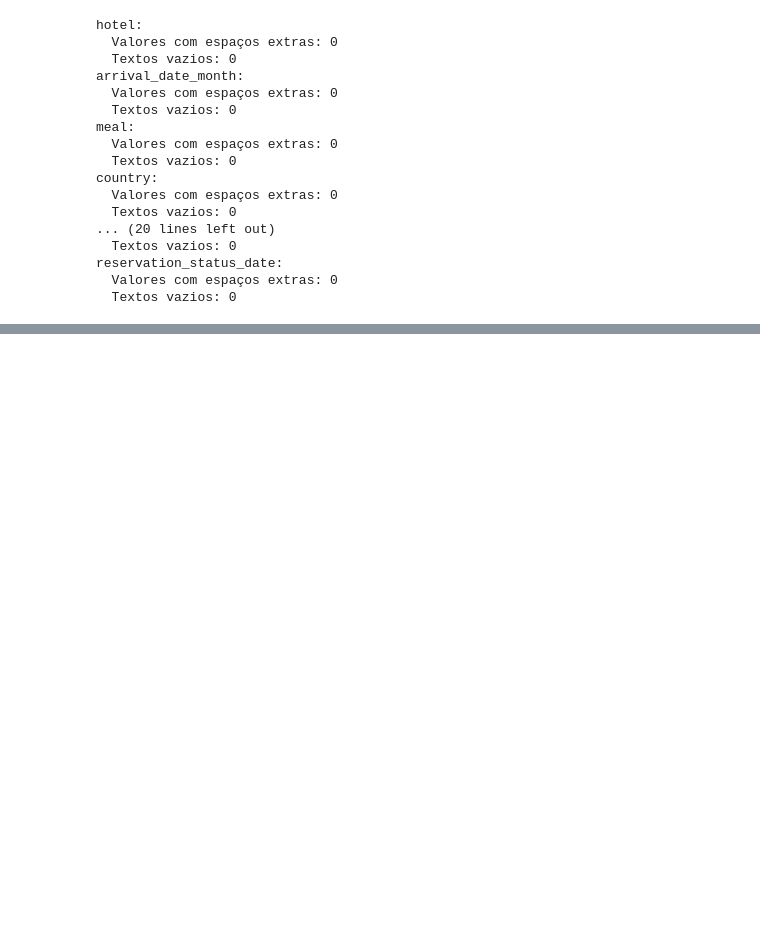
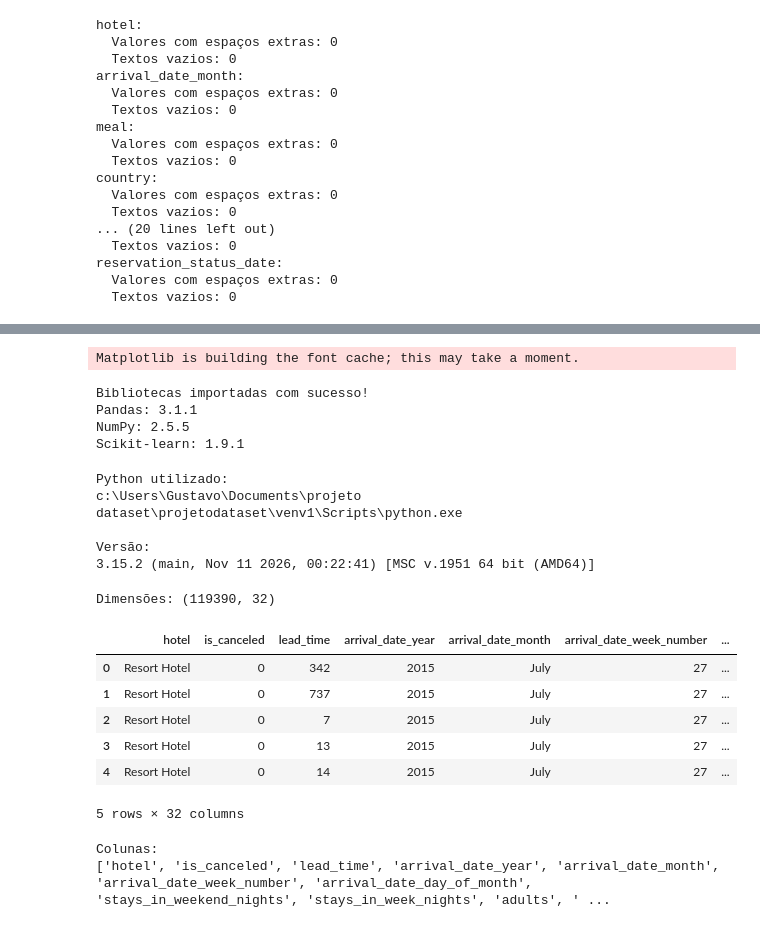
Before and after one commit to Gustazx22/projetodataset, a Jupyter notebook: projeto.ipynb, the cells around one changed output, grey strips where cells are left out. Drawn from its saved outputs; the diff is of its cells as text; code cells hidden in the pictures; blank space fills up the shorter version.

```diff
--- a/projeto.ipynb
+++ b/projeto.ipynb
@@ -1148,0 +1151,55 @@ Error:
+# %%
+import pandas as pd
+import numpy as np
+import matplotlib.pyplot as plt
+import sklearn
+
+print("Bibliotecas importadas com sucesso!")
+print("Pandas:", pd.__version__)
+print("NumPy:", np.__version__)
+print("Scikit-learn:", sklearn.__version__)
+# %% [output]
+Matplotlib is building the font cache; this may take a moment.
+Bibliotecas importadas com sucesso!
+Pandas: 3.1.1
+NumPy: 2.5.5
+Scikit-learn: 1.9.1
+# %%
+import sys
+
+print("Python utilizado:")
+print(sys.executable)
+
+print("\nVersão:")
+print(sys.version)
+# %% [output]
+Python utilizado:
+c:\Users\Gustavo\Documents\projeto dataset\projetodataset\venv1\Scripts\python.exe
+
+Versão:
+3.15.2 (main, Nov 11 2026, 00:22:41) [MSC v.1951 64 bit (AMD64)]
+# %%
+import pandas as pd
+
+df_modelagem = pd.read_csv(
+    "dados_modelagem/hotel_bookings_modelagem.csv"
+)
+
+print("Dimensões:", df_modelagem.shape)
+
+display(df_modelagem.head())
+# %% [output]
+Dimensões: (119390, 32)
+|  | hotel | is_canceled | lead_time | arrival_date_year | arrival_date_month | arrival_date_week_number | ... |
+| 0 | Resort Hotel | 0 | 342 | 2015 | July | 27 | ... |
+| 1 | Resort Hotel | 0 | 737 | 2015 | July | 27 | ... |
+| 2 | Resort Hotel | 0 | 7 | 2015 | July | 27 | ... |
+| 3 | Resort Hotel | 0 | 13 | 2015 | July | 27 | ... |
+| 4 | Resort Hotel | 0 | 14 | 2015 | July | 27 | ... |
+5 rows × 32 columns
+# %%
+print("Colunas:")
+print(df_modelagem.columns.tolist())
+# %% [output]
+Colunas:
+['hotel', 'is_canceled', 'lead_time', 'arrival_date_year', 'arrival_date_month', 'arrival_date_week_number', 'arrival_date_day_of_month', 'stays_in_weekend_nights', 'stays_in_week_nights', 'adults', ' ...
```
Also changed, not shown: parts of 1 cell of this notebook.
